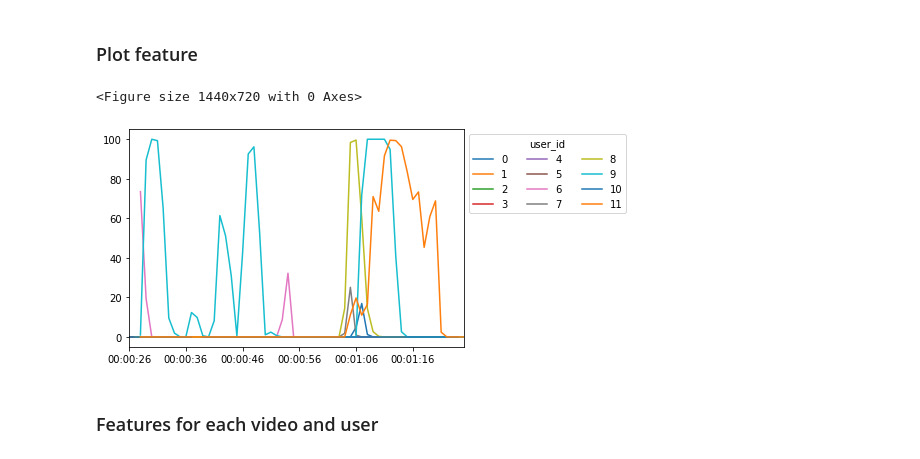
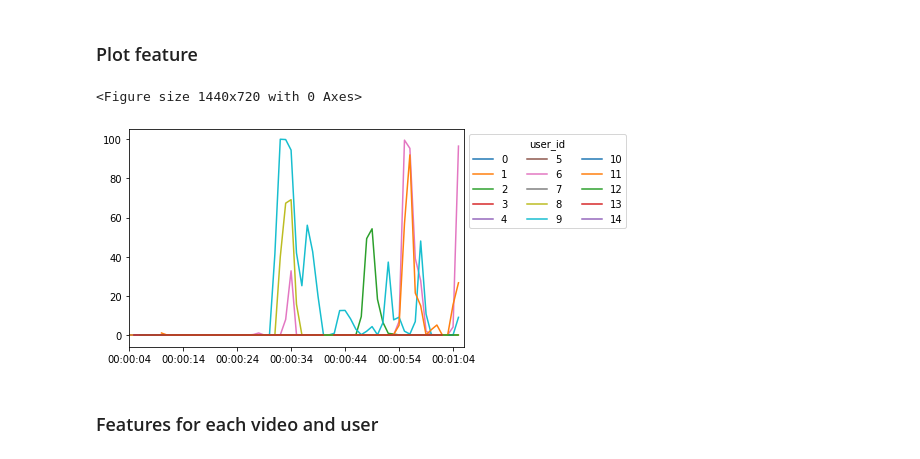
Before and after one commit to valentinoli/robot-anthropomorphism, a Jupyter notebook: python/Pipeline.ipynb, the cells around one changed output. Drawn from its saved outputs; the diff is of its cells as text; code cells hidden in the pictures.

```diff
--- a/python/Pipeline.ipynb
+++ b/python/Pipeline.ipynb
@@ -463,16 +482,16 @@ Average accuracy: 66.15384615384615%
 # %%
 fig = plt.figure(figsize=(20,10))
 
 feature_name = "smile"
-t = pd.read_csv(DATAFRAMES_PATH + "df_" + feature_name + "_2.csv")
+t = pd.read_csv(DATAFRAMES_PATH + "df_" + feature_name + "_3.csv")
 t.drop("video_id",inplace=True, axis=1)
 t.set_index("user_id", inplace=True)
-t[0:12].T.plot()
+t[0:15].T.plot()
 plt.legend(title="user_id", loc='best', ncol=3, bbox_to_anchor=(1, 1, 0, 0))
 plt.show()
 # %% [output]
 <Figure size 1440x720 with 0 Axes>
-[figure, old version]
+[figure, new version]
 # %% [markdown]
 ### Features for each video and user
 # %%
```
Also changed, not shown: parts of 33 cells of this notebook.
